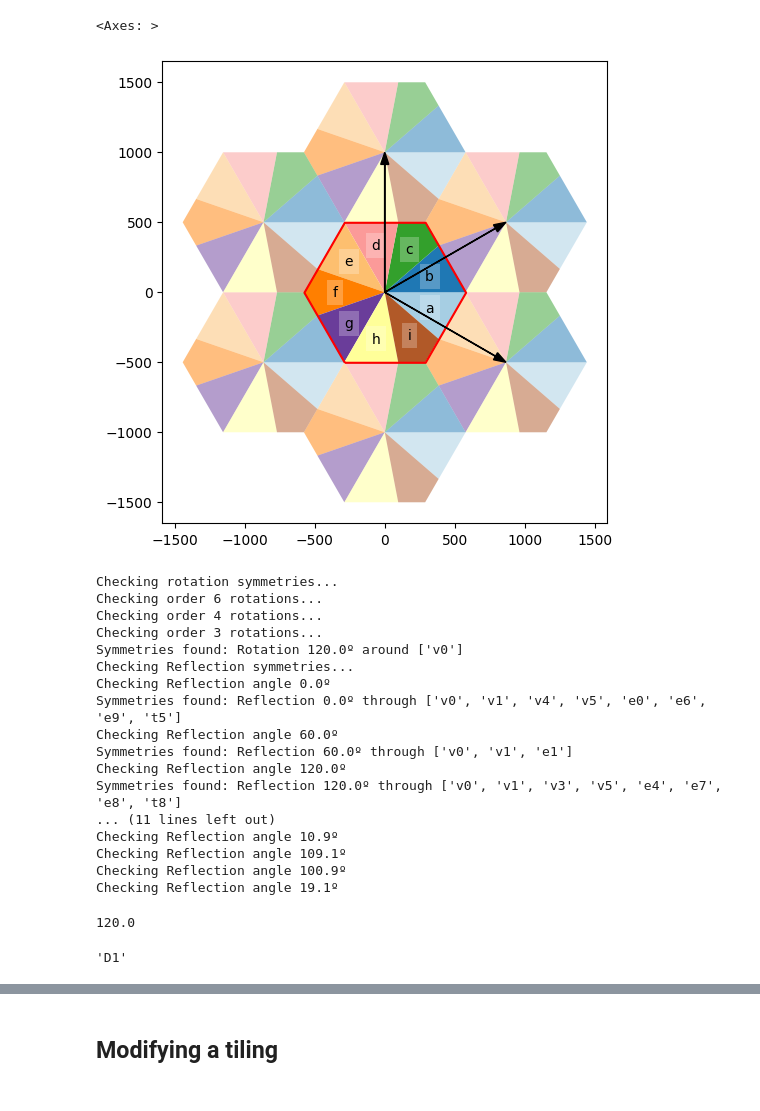
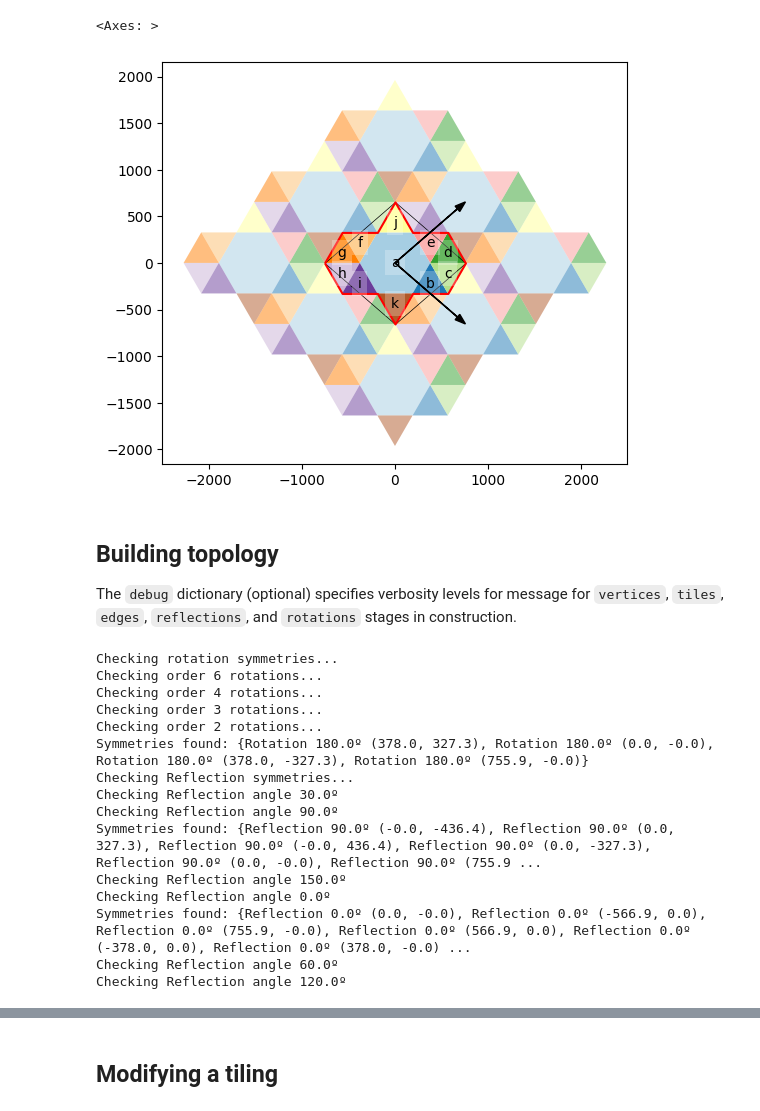
Before and after one commit to DOSull/weavingspace, a Jupyter notebook: examples/topology-new-working.ipynb, the cells around one changed output, grey strips where cells are left out. Saved outputs shown, nothing was run; the diff lists cells and outputs as text; code cells hidden in the pictures.

```diff
--- a/examples/topology-new-working.ipynb
+++ b/examples/topology-new-working.ipynb
@@ -34,21 +35,24 @@ tile.regularised_prototile = copy.deepcopy(tile.tiles[["geometry"]])
 # %%
 tile = TileUnit(tiling_type = "cairo")
 tile = TileUnit(tiling_type = "chavey", code = "f")
-# tile = TileUnit(tiling_type = "hex-colouring", n = 4)
-tile = TileUnit(tiling_type = "hex-slice", n = 9, offset = 1)
+# tile = TileUnit(tiling_type = "hex-colouring", n = 7)
+# tile = TileUnit(tiling_type = "hex-slice", n = 12, offset = 1)
 # tile = TileUnit(tiling_type = "hex-dissection", n = 9, offset = 1, offset_angle = 30, spacing = 5000)
 # tile = TileUnit(tiling_type = "lave", code = "3.3.3.3.6")
-# tile = TileUnit(tiling_type = "archi", code = "3.6.3.6")
-# tile = TileUnit(tiling_type = "grid", n = 2, nrows = 1, ncols = 2, xy_offset = (0.5, 0))
+# tile = TileUnit(tiling_type = "archi", code = "3.3.3.3.6")
+# tile = TileUnit(tiling_type = "grid", n = 2, nrows = 1, ncols = 2) #, xy_offset = (0.5, 0))
 # tile = TileUnit(tiling_type = "stripe", n = 5)
 # tile = TileUnit(tiling_type = "star2", code = "64", spacing = 5000)
-# tile = tiling_utils.minimise_weave_unit(WeaveUnit(weave_type = "twill", n = 2, strands = "ab|cd"))
-# tile = WeaveUnit(weave_type = "basket", n = 3, strands = "abc|def")
+# tile = WeaveUnit(weave_type = "twill", n = 2, strands = "ab|cd")
+# tile = tiling_utils.minimise_weave_unit(WeaveUnit(weave_type = "basket", n = 3, strands = "abc|def"))
 # tile = TileUnit(base_shape = TileShape.TRIANGLE)
 tile.plot(figsize = (6, 6), r = 1, show_vectors = True) #.set_axis_off()
 # %% [output]
 <Axes: >
-[figure, old version]
+[figure, new version]
+# %% [markdown]
+## Building topology
+The `debug` dictionary (optional) specifies verbosity levels for message for `vertices`, `tiles`, `edges`, `reflections`, and `rotations` stages in construction.
 # %%
 topo = Topology(tile, debug = {"rotations": 2, "reflections": 2})
 # %% [output]
@@ -56,38 +60,14 @@ Checking rotation symmetries...
 Checking order 6 rotations...
 Checking order 4 rotations...
 Checking order 3 rotations...
-Symmetries found: Rotation 120.0º around ['v0']
+Checking order 2 rotations...
+Symmetries found: {Rotation 180.0º (378.0, 327.3), Rotation 180.0º (0.0, -0.0), Rotation 180.0º (378.0, -327.3), Rotation 180.0º (755.9, -0.0)}
 Checking Reflection symmetries...
+Checking Reflection angle 30.0º
+Checking Reflection angle 90.0º
+Symmetries found: {Reflection 90.0º (-0.0, -436.4), Reflection 90.0º (0.0, 327.3), Reflection 90.0º (-0.0, 436.4), Reflection 90.0º (0.0, -327.3), Reflection 90.0º (0.0, -0.0), Reflection 90.0º (755.9 ...
+Checking Reflection angle 150.0º
 Checking Reflection angle 0.0º
-Symmetries found: Reflection 0.0º through ['v0', 'v1', 'v4', 'v5', 'e0', 'e6', 'e9', 't5']
+Symmetries found: {Reflection 0.0º (0.0, -0.0), Reflection 0.0º (-566.9, 0.0), Reflection 0.0º (755.9, -0.0), Reflection 0.0º (566.9, 0.0), Reflection 0.0º (-378.0, 0.0), Reflection 0.0º (378.0, -0.0) ...
 Checking Reflection angle 60.0º
-Symmetries found: Reflection 60.0º through ['v0', 'v1', 'e1']
 Checking Reflection angle 120.0º
-Symmetries found: Reflection 120.0º through ['v0', 'v1', 'v3', 'v5', 'e4', 'e7', 'e8', 't8']
-... (11 lines left out)
-Checking Reflection angle 10.9º
-Checking Reflection angle 109.1º
-Checking Reflection angle 100.9º
-Checking Reflection angle 19.1º
-# %%
-a = list(topo.get_potential_mirrors())[2]
-print(f"{a*180/np.pi:.1f}")
-cos, sin = np.cos(2 * a), np.sin(2 * a)
-m = ((cos, sin), (sin, -cos))
-c = next(x for x in topo.check_points.values() if x.id == "v0")
-mappings = []
-for i, cp in topo.check_points.items():
-  xy1 = (
-    m[0][0] * (cp.xy[0] - c.xy[0]) + m[0][1] * (cp.xy[1] - c.xy[1]) + c.xy[0],
-    m[1][0] * (cp.xy[0] - c.xy[0]) + m[1][1] * (cp.xy[1] - c.xy[1]) + c.xy[1],
-  )
-  xy2 = topo.reducer(xy1)
-  mappings.append((cp, i, xy2))
-# for (cp, i, xy2) in mappings:
-#   print(xy2 in topo.check_points, cp.id, cp.species, topo.check_points[i].species)
-# %% [output]
-120.0
-# %%
-Symmetries(topo.tiles[2].shape).get_symmetry_group_code()
-# %% [output]
-'D1'
```
Also changed, not shown: parts of 20 cells of this notebook, 4 other files.
